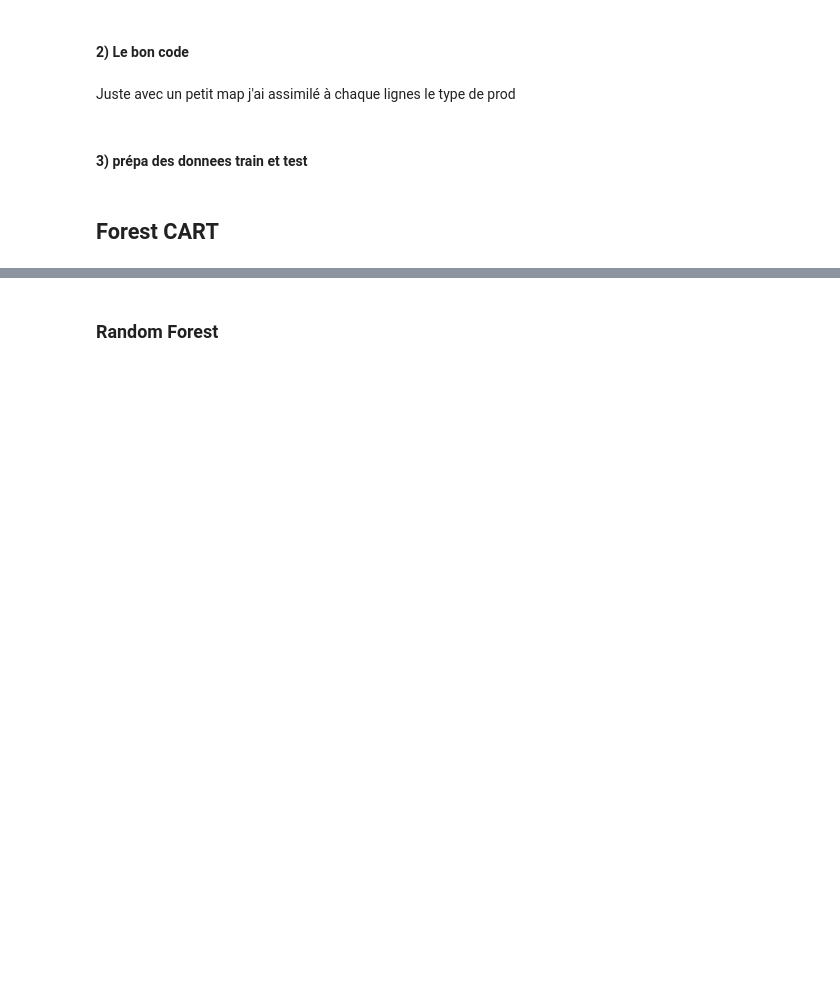
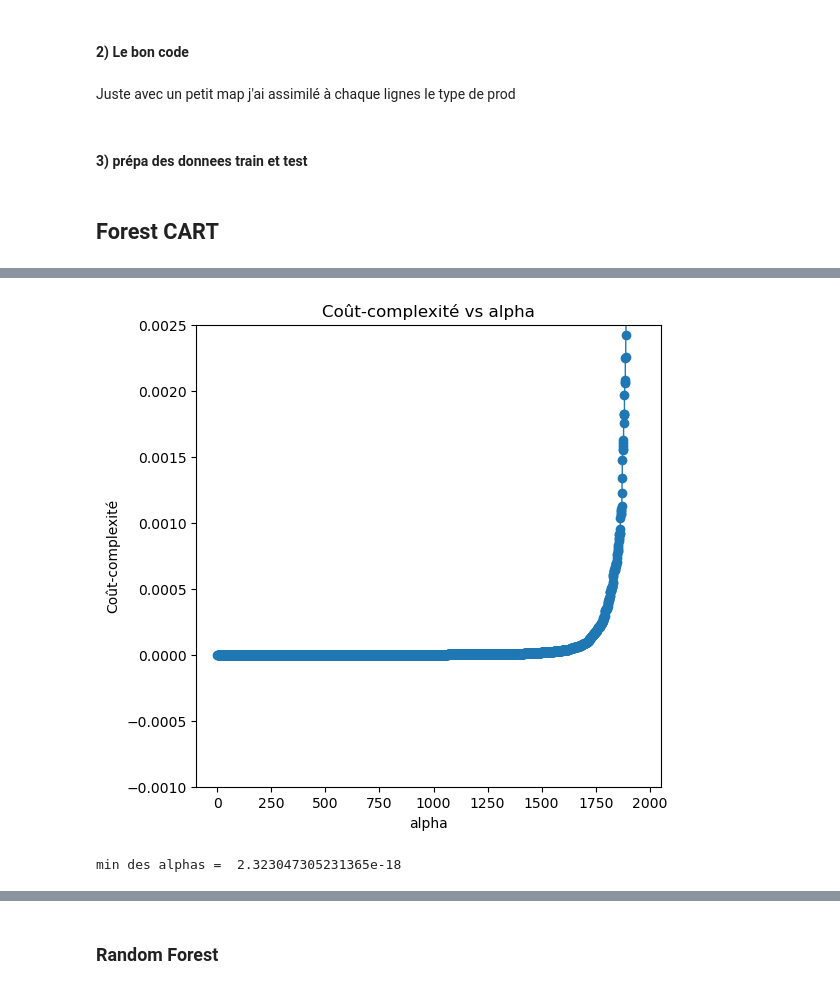
Before and after one commit to PaolaDeTruchis/MachineLearning, a Jupyter notebook: Projet_ML_Python.ipynb, the cells around one changed output, grey strips where cells are left out. Drawn from its saved outputs; the diff is of its cells as text; code cells hidden in the pictures; blank space fills up the shorter version.

```diff
--- a/Projet_ML_Python.ipynb
+++ b/Projet_ML_Python.ipynb
@@ -993,14 +1025,18 @@ feature_names=dfC.columns.tolist()
 # %%
 # Calcul des coûts de complexité
 ccp_alphas = treeG.cost_complexity_pruning_path(X_train, CO2_train)["ccp_alphas"]
 
 plt.figure(figsize=(6, 6))
-plt.plot(ccp_alphas, marker='o', drawstyle="steps-post")
+plt.plot(ccp_alphas, marker='o', drawstyle="steps-post",linewidth=1)
 plt.xlabel("alpha")
+plt.ylim(-0.001,0.0025)
 plt.ylabel("Coût-complexité")
 plt.title("Coût-complexité vs alpha")
 plt.show()
-print("min des alphas = ",min(ccp_alphas))
+print("min des alphas = ",min(ccp_alphas[1:]))
+# %% [output]
+[figure, added]
+min des alphas =  2.323047305231365e-18
 # %%
 # Graphe des Résidus
 prev_arbre=treeG.predict(Xr_test)
```
Also changed, not shown: parts of 7 cells of this notebook.
